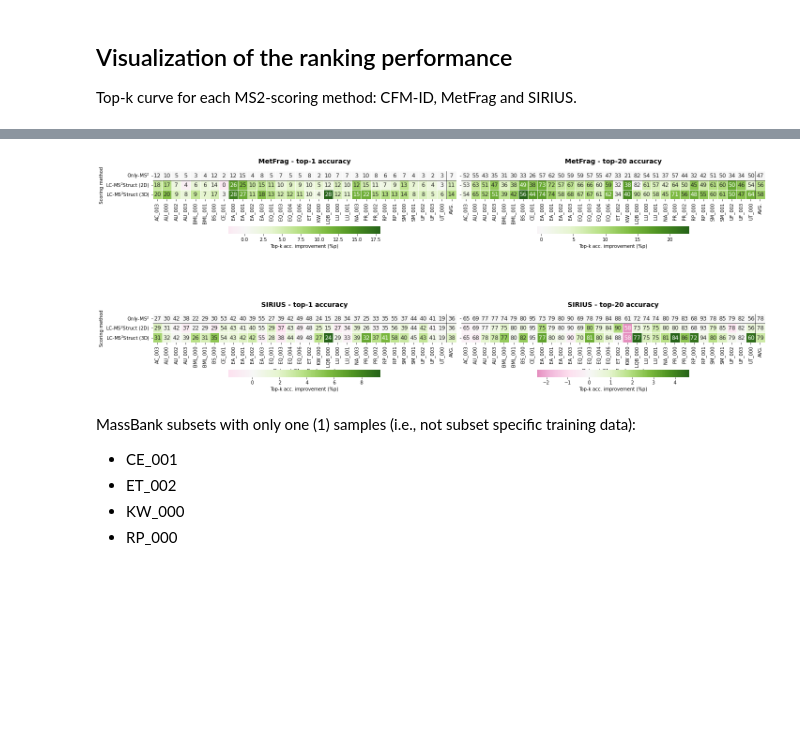
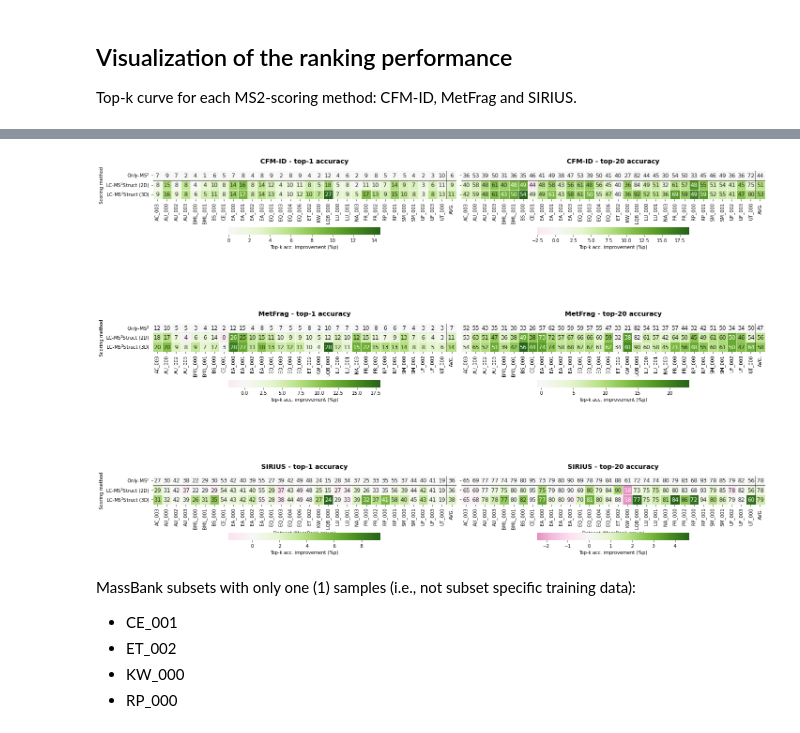
Before and after one commit to aalto-ics-kepaco/lcms2struct_exp, a Jupyter notebook: results_processed/publication/massbank/ssvm_lib=v2__exp_ver=4/NEW__exp_04__using_3D_features_for_inchikey1_aggregation.ipynb, the cells around one changed output, grey strips where cells are left out. Cells and saved outputs as stored; diff of their text form; code cells hidden in the pictures; blank space fills up the shorter version.

```diff
--- a/results_processed/publication/massbank/ssvm_lib=v2__exp_ver=4/NEW__exp_04__using_3D_features_for_inchikey1_aggregation.ipynb
+++ b/results_processed/publication/massbank/ssvm_lib=v2__exp_ver=4/NEW__exp_04__using_3D_features_for_inchikey1_aggregation.ipynb
@@ -362,51 +339,31 @@ SSVM (3D):  17700
 # %%
-# __tmp__03__b = plot__03__b(
-#     res__baseline=[
-#         res__ssvm__cfmid4__2D[(res__ssvm__cfmid4__2D["scoring_method"] == "Only MS") & (res__ssvm__cfmid4__2D["n_models"] == 8)].assign(scoring_method="Only-MS$^2$", ms2scorer="CFM-ID"),
-#         res__ssvm__metfrag__2D[(res__ssvm__metfrag__2D["scoring_method"] == "Only MS") & (res__ssvm__metfrag__2D["n_models"] == 8)].assign(scoring_method="Only-MS$^2$", ms2scorer="MetFrag"),
-#         res__ssvm__sirius__2D[(res__ssvm__sirius__2D["scoring_method"] == "Only MS") & (res__ssvm__sirius__2D["n_models"] == 8)].assign(scoring_method="Only-MS$^2$", ms2scorer="SIRIUS")
-#     ],
-#     res__ssvm__2D=[
-#         res__ssvm__cfmid4__2D[(res__ssvm__cfmid4__2D["scoring_method"] == "MS + RT") & (res__ssvm__cfmid4__2D["n_models"] == 8)].assign(scoring_method="LC-MS$^2$Struct (2D)", ms2scorer="CFM-ID"),
-#         res__ssvm__metfrag__2D[(res__ssvm__metfrag__2D["scoring_method"] == "MS + RT") & (res__ssvm__metfrag__2D["n_models"] == 8)].assign(scoring_method="LC-MS$^2$Struct (2D)", ms2scorer="MetFrag"),
-#         res__ssvm__sirius__2D[(res__ssvm__sirius__2D["scoring_method"] == "MS + RT") & (res__ssvm__sirius__2D["n_models"] == 8)].assign(scoring_method="LC-MS$^2$Struct (2D)", ms2scorer="SIRIUS")
-#     ],
-#     res__ssvm__3D=[
-#         res__ssvm__cfmid4__3D[(res__ssvm__cfmid4__3D["scoring_method"] == "MS + RT") & (res__ssvm__cfmid4__3D["n_models"] == 8)].assign(scoring_method="LC-MS$^2$Struct (3D)", ms2scorer="CFM-ID"),
-#         res__ssvm__metfrag__3D[(res__ssvm__metfrag__3D["scoring_method"] == "MS + RT") & (res__ssvm__metfrag__3D["n_models"] == 8)].assign(scoring_method="LC-MS$^2$Struct (3D)", ms2scorer="MetFrag"),
-#         res__ssvm__sirius__3D[(res__ssvm__sirius__3D["scoring_method"] == "MS + RT") & (res__ssvm__sirius__3D["n_models"] == 8)].assign(scoring_method="LC-MS$^2$Struct (3D)", ms2scorer="SIRIUS")
-#     ],
-#     ks=[1, 20],
-#     weighted_average=False,
-#     raise_on_missing_results=True,
-#     ctype="improvement",
-#     label_format=".0f"
-# )
-
 __tmp__03__b = plot__03__b(
     res__baseline=[
+        res__ssvm__cfmid4__2D[(res__ssvm__cfmid4__2D["scoring_method"] == "Only MS") & (res__ssvm__cfmid4__2D["n_models"] == 8)].assign(scoring_method="Only-MS$^2$", ms2scorer="CFM-ID"),
         res__ssvm__metfrag__2D[(res__ssvm__metfrag__2D["scoring_method"] == "Only MS") & (res__ssvm__metfrag__2D["n_models"] == 8)].assign(scoring_method="Only-MS$^2$", ms2scorer="MetFrag"),
         res__ssvm__sirius__2D[(res__ssvm__sirius__2D["scoring_method"] == "Only MS") & (res__ssvm__sirius__2D["n_models"] == 8)].assign(scoring_method="Only-MS$^2$", ms2scorer="SIRIUS")
     ],
     res__ssvm__2D=[
+        res__ssvm__cfmid4__2D[(res__ssvm__cfmid4__2D["scoring_method"] == "MS + RT") & (res__ssvm__cfmid4__2D["n_models"] == 8)].assign(scoring_method="LC-MS$^2$Struct (2D)", ms2scorer="CFM-ID"),
         res__ssvm__metfrag__2D[(res__ssvm__metfrag__2D["scoring_method"] == "MS + RT") & (res__ssvm__metfrag__2D["n_models"] == 8)].assign(scoring_method="LC-MS$^2$Struct (2D)", ms2scorer="MetFrag"),
         res__ssvm__sirius__2D[(res__ssvm__sirius__2D["scoring_method"] == "MS + RT") & (res__ssvm__sirius__2D["n_models"] == 8)].assign(scoring_method="LC-MS$^2$Struct (2D)", ms2scorer="SIRIUS")
     ],
     res__ssvm__3D=[
+        res__ssvm__cfmid4__3D[(res__ssvm__cfmid4__3D["scoring_method"] == "MS + RT") & (res__ssvm__cfmid4__3D["n_models"] == 8)].assign(scoring_method="LC-MS$^2$Struct (3D)", ms2scorer="CFM-ID"),
         res__ssvm__metfrag__3D[(res__ssvm__metfrag__3D["scoring_method"] == "MS + RT") & (res__ssvm__metfrag__3D["n_models"] == 8)].assign(scoring_method="LC-MS$^2$Struct (3D)", ms2scorer="MetFrag"),
         res__ssvm__sirius__3D[(res__ssvm__sirius__3D["scoring_method"] == "MS + RT") & (res__ssvm__sirius__3D["n_models"] == 8)].assign(scoring_method="LC-MS$^2$Struct (3D)", ms2scorer="SIRIUS")
     ],
     ks=[1, 20],
     weighted_average=False,
     raise_on_missing_results=True,
     ctype="improvement",
     label_format=".0f"
 )
 
 for ext in ["pdf", "svg"]:
-    plt.savefig(os.path.join(".", os.extsep.join(["plot_04__b", ext])))
+    plt.savefig(os.path.join(".", os.extsep.join(["NEW__plot_04__b", ext])))
 # %% [output]
-[figure, old version]
+[figure, new version]
 # %% [markdown]
 MassBank subsets with only one (1) samples (i.e., not subset specific training data):
 - CE_001
```
Also changed, not shown: parts of 3 cells of this notebook, 29 other files.
